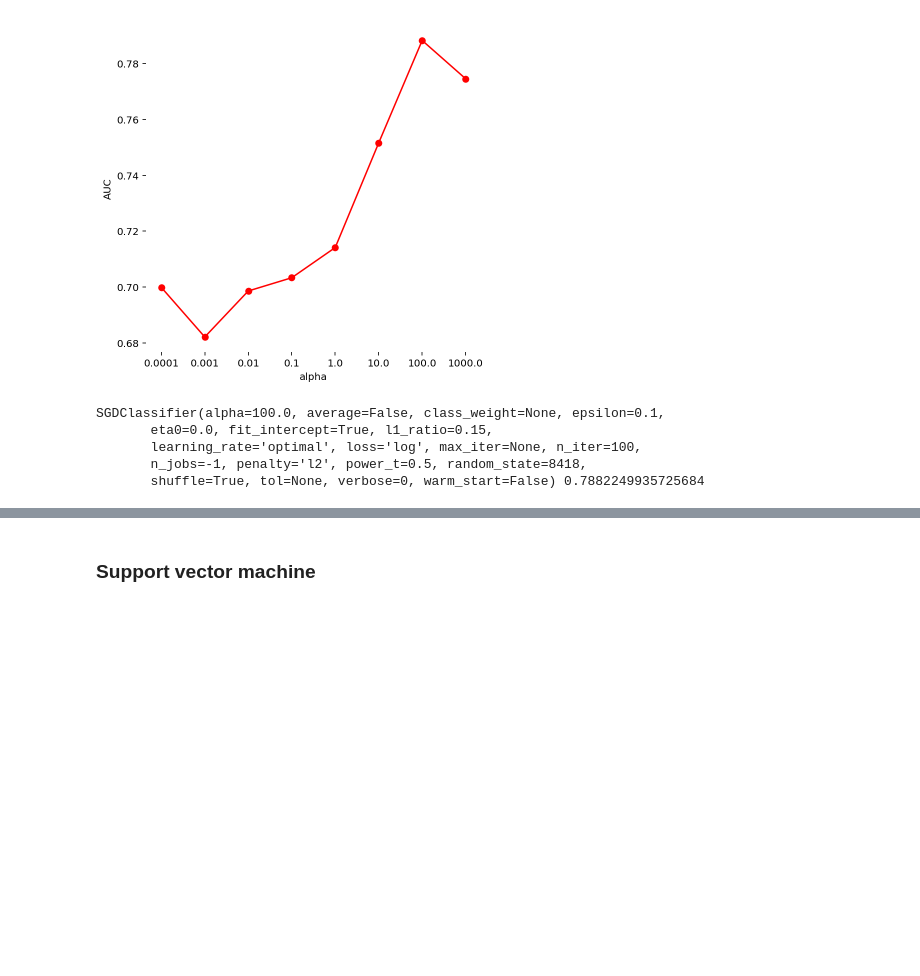
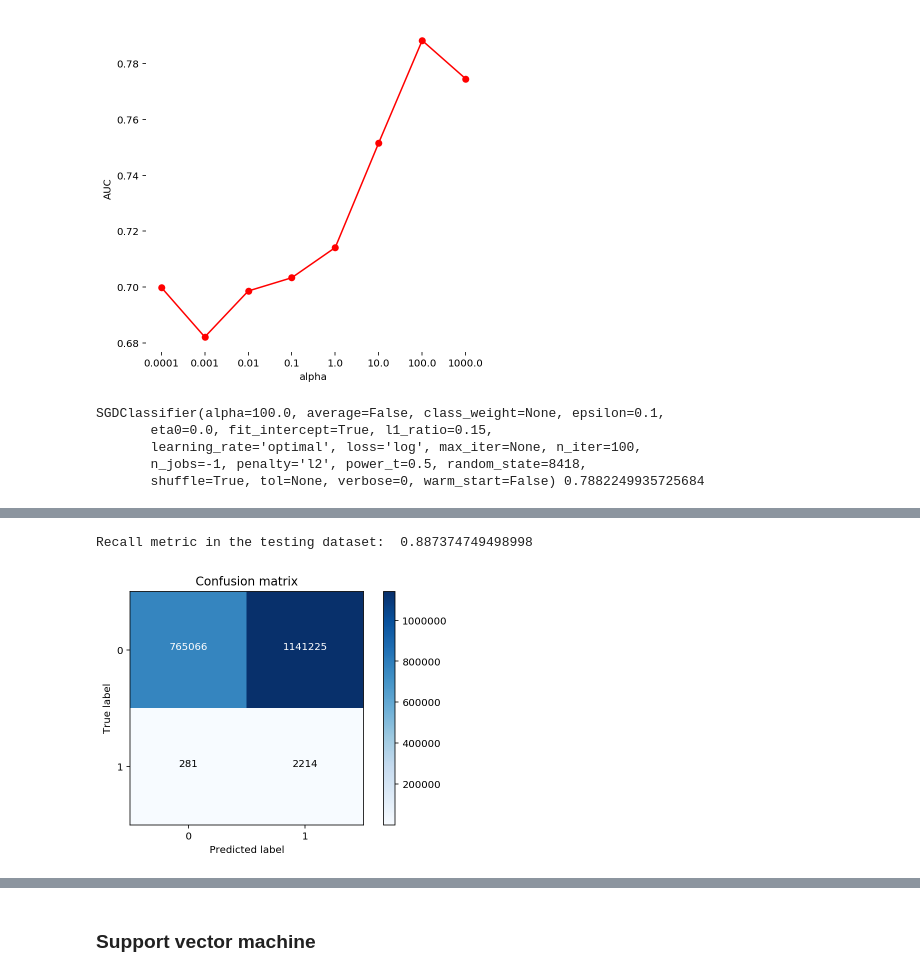
Before and after one commit to scheckley/bank_fraud_tensor, a Jupyter notebook: scratch-scikit.ipynb, the cells around one changed output, grey strips where cells are left out. Drawn from its saved outputs; the diff is of its cells as text; code cells hidden in the pictures; blank space fills up the shorter version.

```diff
--- a/scratch-scikit.ipynb
+++ b/scratch-scikit.ipynb
@@ -506,17 +513,20 @@ joblib.dump(sgd, 'sgd_model.pkl')
 # %%
 # Compute confusion matrix
-cnf_matrix = confusion_matrix(y_test[0:6000000], y_pred[0:6000000])
+cnf_matrix = confusion_matrix(y_test, y_pred)
 np.set_printoptions(precision=2)
 
 print("Recall metric in the testing dataset: ",
       cnf_matrix[1, 1] / (cnf_matrix[1, 0] + cnf_matrix[1, 1]))
 
 # Plot non-normalized confusion matrix
 class_names = [0, 1]
 plt.figure()
 plot_confusion_matrix(
     cnf_matrix, classes=class_names, title='Confusion matrix')
 plt.show()
+# %% [output]
+Recall metric in the testing dataset:  0.887374749498998
+[figure, added]
 # %%
 # ROC curve
 y_pred_score = sgd.fit(X_train_resampled,y_train_resampled).decision_function(X_test)
```
Also changed, not shown: parts of 5 cells of this notebook.
